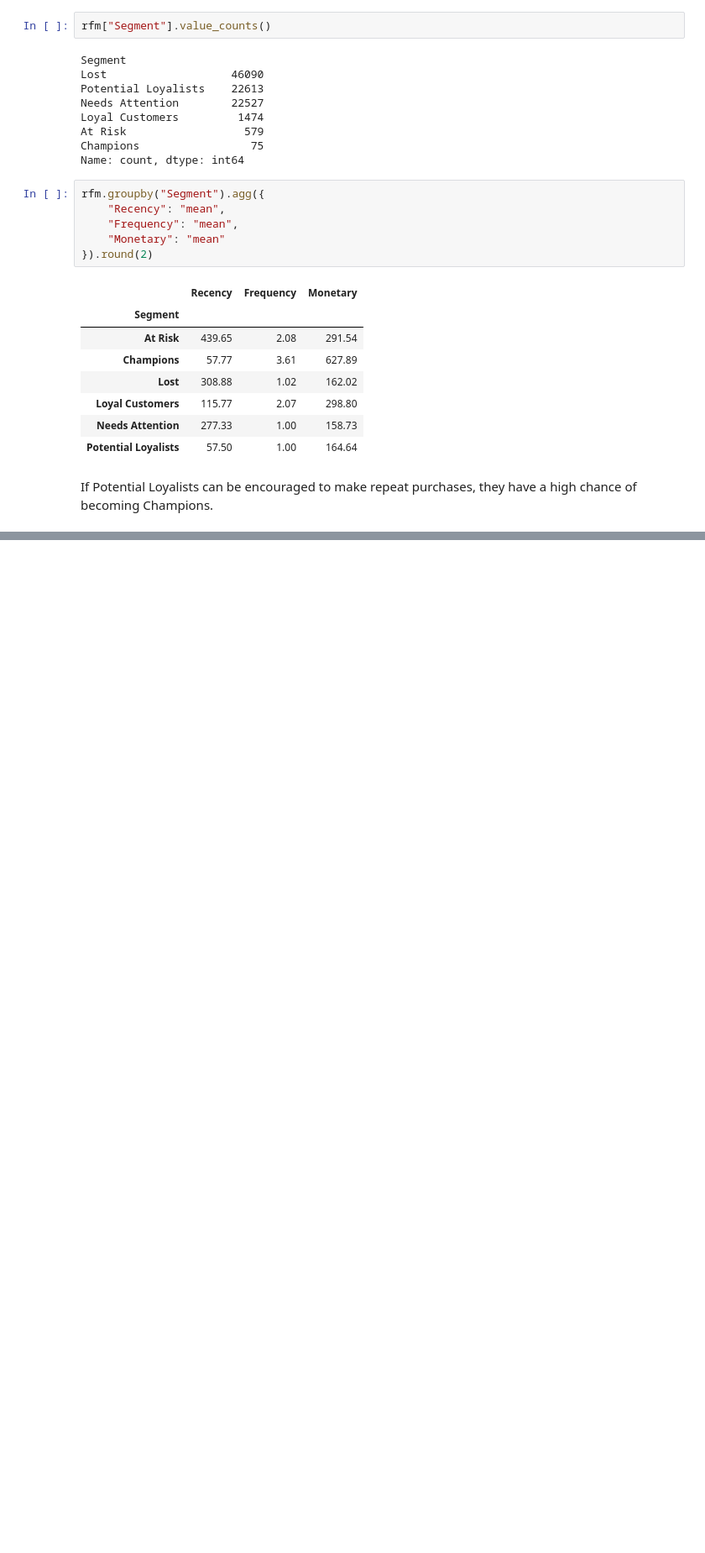
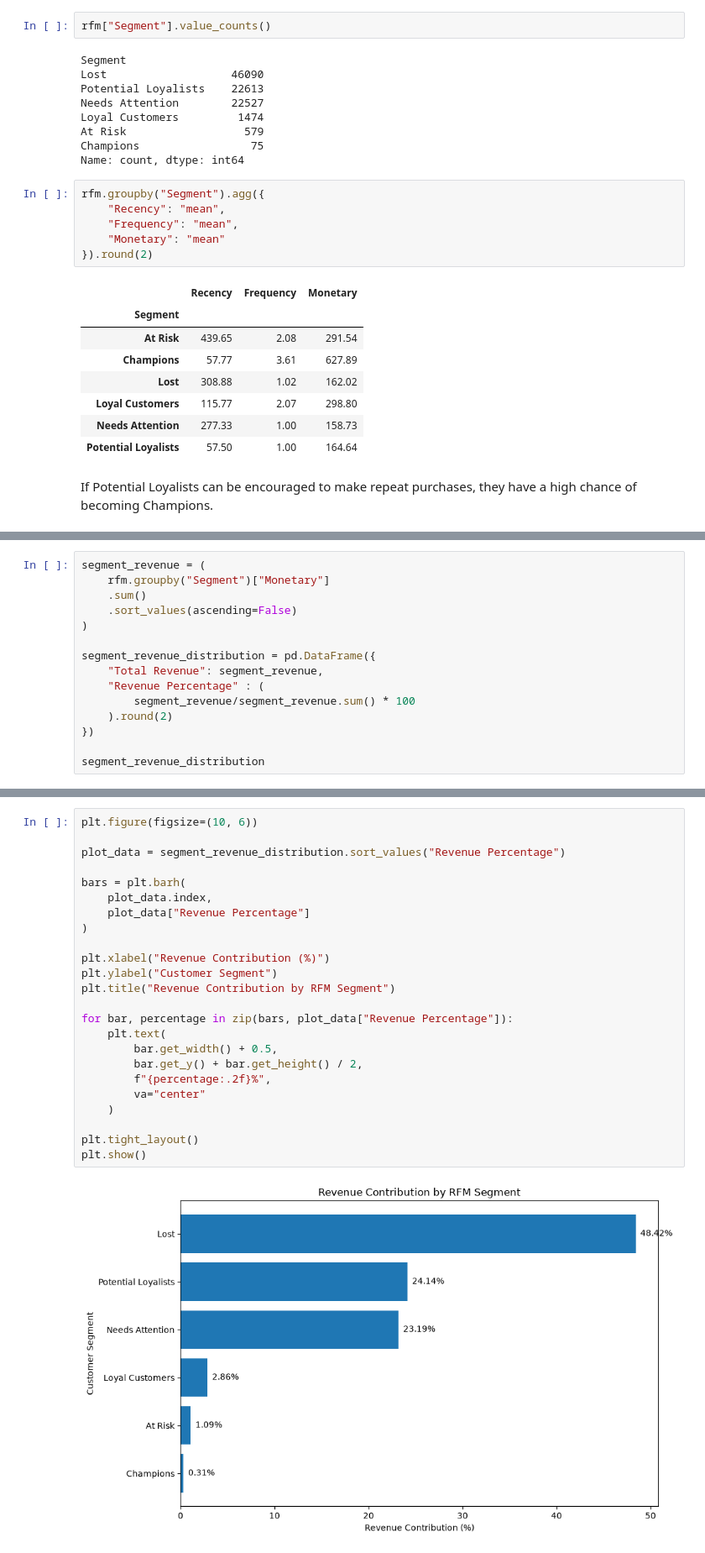
Before and after one commit to PrNamnnn/Customer-Retention-Analysis-using-RFM-Segmentation, a Jupyter notebook: notebooks/customer_retention_analysis.ipynb, the cells around one changed output, grey strips where cells are left out. Shown at 84% size. Saved outputs shown, nothing was run; the diff lists cells and outputs as text; blank space fills up the shorter version.

```diff
--- a/notebooks/customer_retention_analysis.ipynb
+++ b/notebooks/customer_retention_analysis.ipynb
@@ -532,0 +588,15 @@ If Potential Loyalists can be encouraged to make repeat purchases, they have a h
+# %%
+segment_revenue = (
+    rfm.groupby("Segment")["Monetary"]
+    .sum()
+    .sort_values(ascending=False)
+)
+
+segment_revenue_distribution = pd.DataFrame({
+    "Total Revenue": segment_revenue,
+    "Revenue Percentage" : (
+        segment_revenue/segment_revenue.sum() * 100
+    ).round(2)
+})
+
+segment_revenue_distribution
@@ -532,0 +612,26 @@ If Potential Loyalists can be encouraged to make repeat purchases, they have a h
+# %%
+plt.figure(figsize=(10, 6))
+
+plot_data = segment_revenue_distribution.sort_values("Revenue Percentage")
+
+bars = plt.barh(
+    plot_data.index,
+    plot_data["Revenue Percentage"]
+)
+
+plt.xlabel("Revenue Contribution (%)")
+plt.ylabel("Customer Segment")
+plt.title("Revenue Contribution by RFM Segment")
+
+for bar, percentage in zip(bars, plot_data["Revenue Percentage"]):
+    plt.text(
+        bar.get_width() + 0.5,
+        bar.get_y() + bar.get_height() / 2,
+        f"{percentage:.2f}%",
+        va="center"
+    )
+
+plt.tight_layout()
+plt.show()
+# %% [output]
+[figure, added]
```
Also changed, not shown: parts of 85 cells of this notebook, 20 other files.
